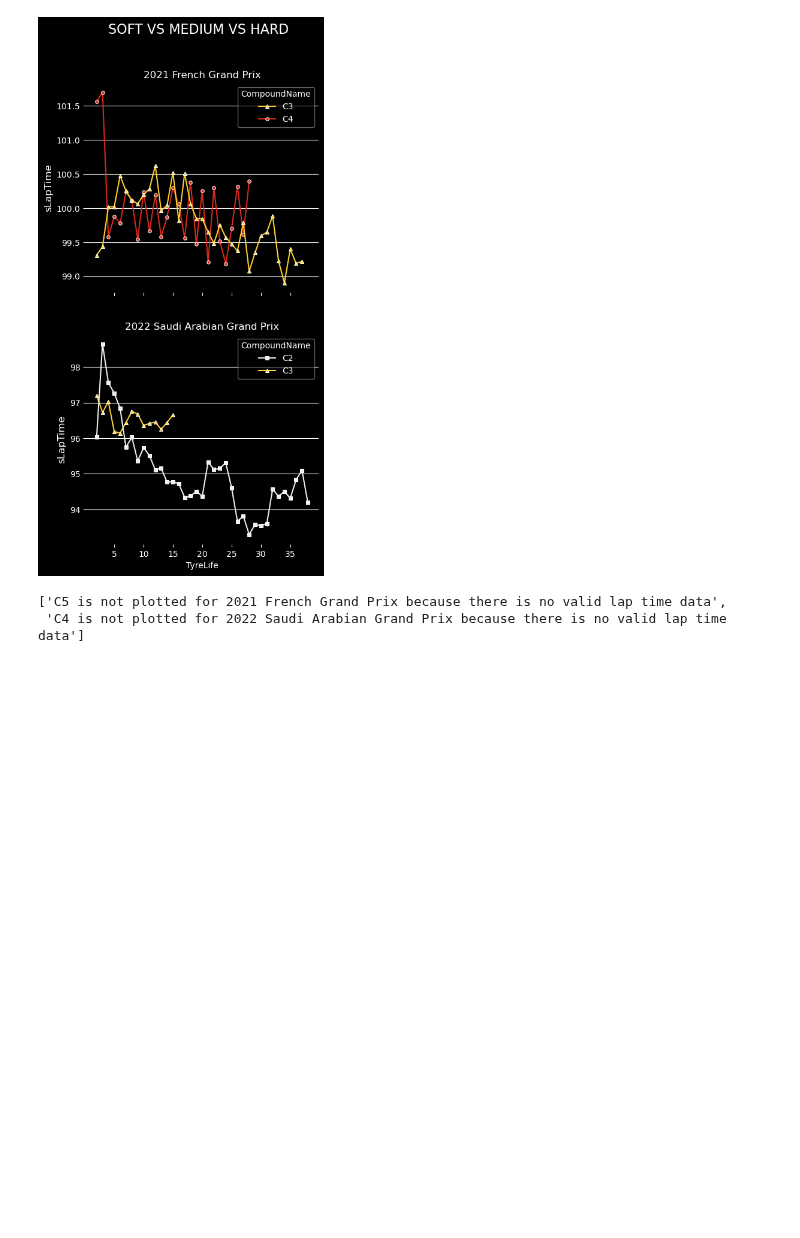
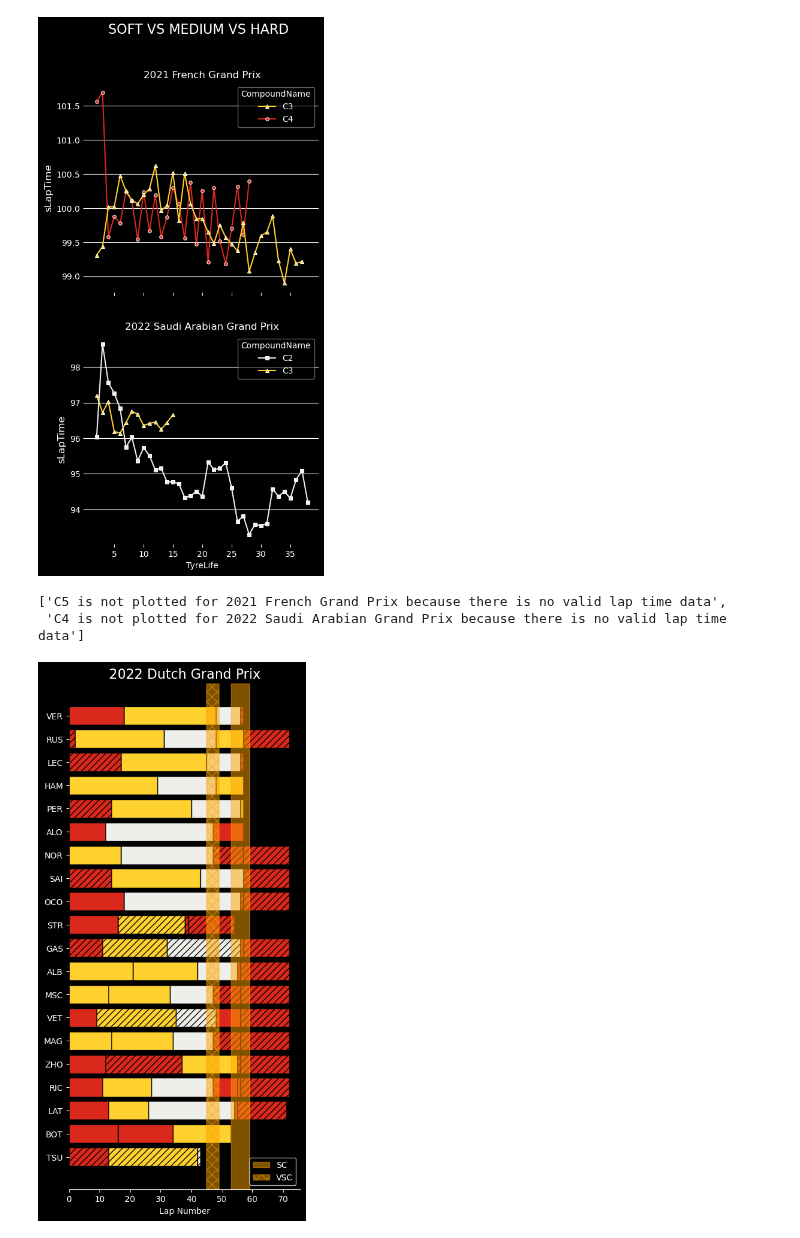
Before and after one commit to Casper-Guo/Armchair-Strategist, a Jupyter notebook: visualization.ipynb, the cells around one changed output. Cells and saved outputs as stored; diff of their text form; code cells hidden in the pictures; blank space fills up the shorter version.

Commit message:
Added new strategy plot, TODO: fix plot legend

```diff
--- a/visualization.ipynb
+++ b/visualization.ipynb
@@ -36,8 +36,13 @@ sns.set(rc={"figure.dpi":300, 'savefig.dpi':300})
 df_laps_2021 = pd.read_csv("transformed_laps_2021.csv", header=0, index_col=0, parse_dates=["LapStartDate"], infer_datetime_format=True, true_values=["True"], false_values=["False"])
 df_laps_2022 = pd.read_csv("transformed_laps_2022.csv", header=0, index_col=0, parse_dates=["LapStartDate"], infer_datetime_format=True, true_values=["True"], false_values=["False"])
 # %%
+# convert timedelta columns to the correct datatype
 df_laps_2021[["Time", "LapTime", "PitInTime", "PitOutTime", "Sector1Time", "Sector2Time", "Sector3Time", "Sector1SessionTime", "Sector2SessionTime", "Sector3SessionTime", "LapStartTime", "DeltaToRep", "DeltaToFastest", "DeltaToLapRep"]] = df_laps_2021[["Time", "LapTime", "PitInTime", "PitOutTime", "Sector1Time", "Sector2Time", "Sector3Time", "Sector1SessionTime", "Sector2SessionTime", "Sector3SessionTime", "LapStartTime", "DeltaToRep", "DeltaToFastest", "DeltaToLapRep"]].apply(pd.to_timedelta)
 df_laps_2022[["Time", "LapTime", "PitInTime", "PitOutTime", "Sector1Time", "Sector2Time", "Sector3Time", "Sector1SessionTime", "Sector2SessionTime", "Sector3SessionTime", "LapStartTime", "DeltaToRep", "DeltaToFastest", "DeltaToLapRep"]] = df_laps_2022[["Time", "LapTime", "PitInTime", "PitOutTime", "Sector1Time", "Sector2Time", "Sector3Time", "Sector1SessionTime", "Sector2SessionTime", "Sector3SessionTime", "LapStartTime", "DeltaToRep", "DeltaToFastest", "DeltaToLapRep"]].apply(pd.to_timedelta)
+
+# track status column makes more sensse as a string
+df_laps_2021["TrackStatus"] = df_laps_2021["TrackStatus"].apply(str)
+df_laps_2022["TrackStatus"] = df_laps_2022["TrackStatus"].apply(str)
 # %% [markdown]
 # Visualization Functions
 # %% [markdown]
@@ -314,0 +347,37 @@ def plot_driver_lap_times(year, event, drivers, y="sLapTime", upper_bound=10, ab
+# %%
+def shade_sc_periods(sc_laps, vsc=False):
+    # shade SC periods lasting at least one lap on the current figure
+    # sc_laps is an array of integers indicating laps under SC or vsc
+    start = 0
+    end = 1
+
+    while end < len(sc_laps):
+        # check if two SC laps are continuous
+        if sc_laps[end] == sc_laps[end-1] + 1:
+            end += 1
+        else:
+            # current SC period has ended
+            # if the period is at least one full lap
+            if end - start - 1 >= 1:
+                # minus one to correct for zero indexing on the plot
+                # but one indexing in the data
+                plt.axvspan(xmin=sc_laps[start]-1,
+                            xmax=sc_laps[end-1]-1,
+                            alpha=0.5,
+                            color="orange",
+                            hatch="xxx" if vsc else None,
+                            label="VSC" if vsc else "SC"
+                            )
+
+            start = end
+            end += 1
+
+    if end == len(sc_laps):
+        if end - start - 1 >= 1:
+            plt.axvspan(xmin=sc_laps[start]-1,
+                        xmax=sc_laps[end-1]-1,
+                        alpha=0.5,
+                        color="orange",
+                        hatch="xxx" if vsc else None,
+                        label="VSC" if vsc else "SC"
+                        )
@@ -664,3 +824,8 @@ warnings
 [figure]
 ['C5 is not plotted for 2021 French Grand Prix because there is no valid lap time data',
  'C4 is not plotted for 2022 Saudi Arabian Grand Prix because there is no valid lap time data']
+# %%
+# some tyre compound data is missing from this grand prix
+strategy_barplot = plot_strategies_barplot(2022, "Dutch", drivers=None)
+# %% [output]
+[figure, added]
```
Also changed, not shown: parts of 5 cells of this notebook.
